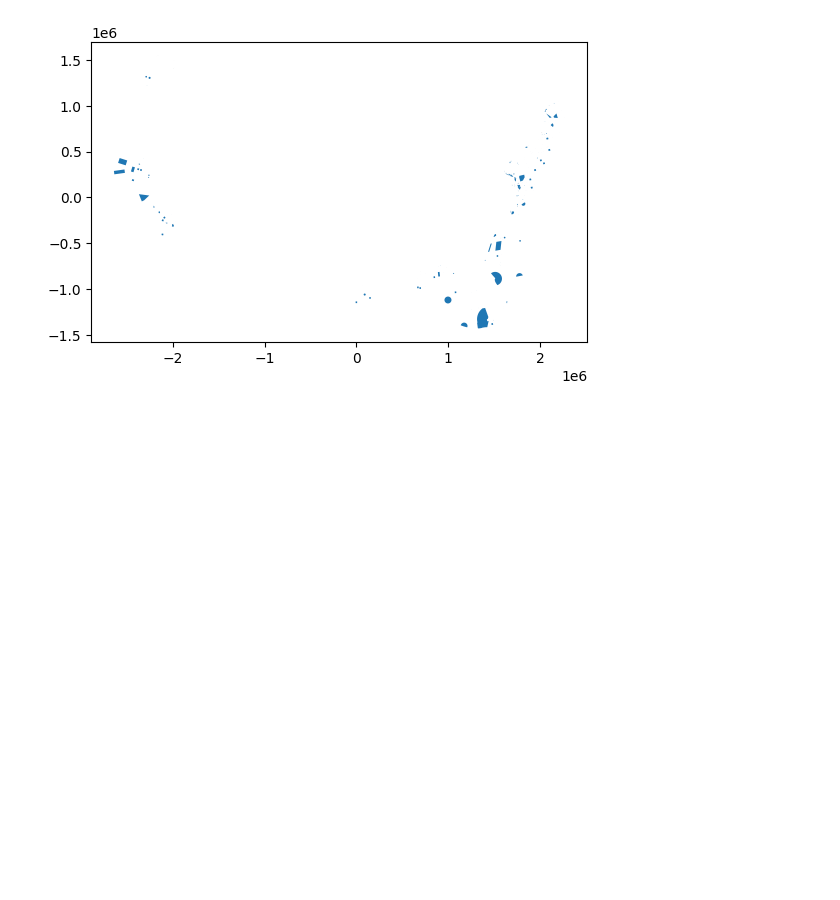
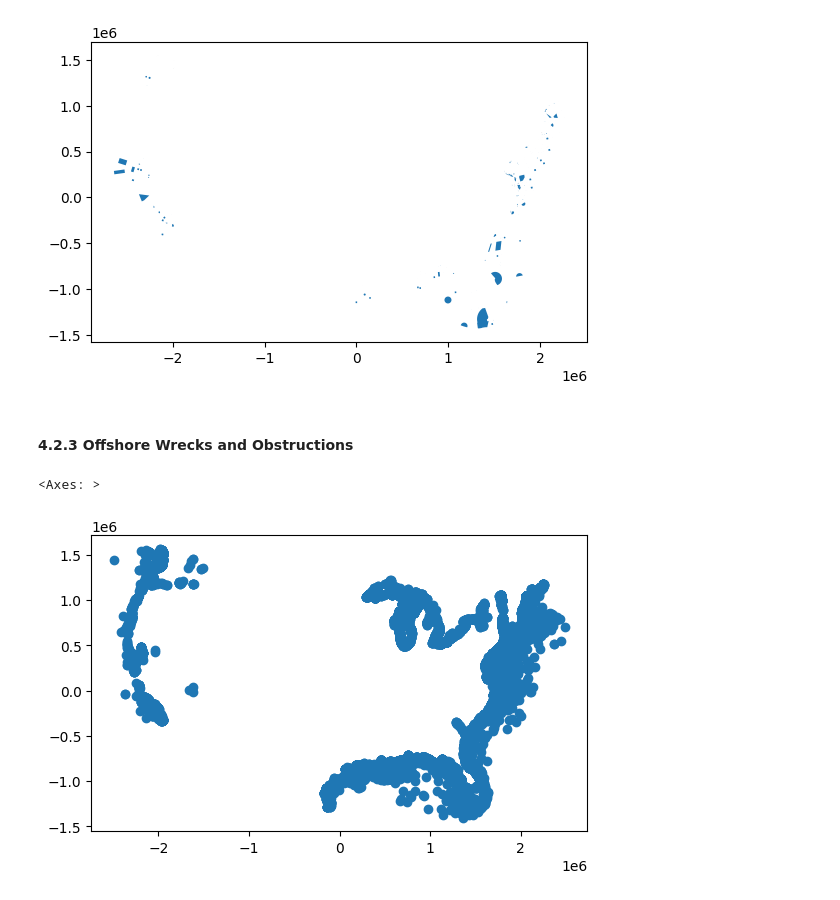
Before and after one commit to IMMM-SFA/gridcerf, a Jupyter notebook: notebooks/build_offshore_exclusions.ipynb, the cells around one changed output. Drawn from its saved outputs; the diff is of its cells as text; code cells hidden in the pictures; blank space fills up the shorter version.

```diff
--- a/notebooks/build_offshore_exclusions.ipynb
+++ b/notebooks/build_offshore_exclusions.ipynb
@@ -390,0 +389,16 @@ def process_shp_file(source_file=source_file):
+# %% [markdown]
+#### 4.2.3 Offshore Wrecks and Obstructions
+# %%
+# read in shapefile  and project to our GRIDCERF projection
+wrecks_gdf = gpd.read_file(offshore_wrecks_shpfile).to_crs(crs)
+
+# only keep areas within our GRIDCERF boundary
+wrecks_gdf = gpd.clip(wrecks_gdf, bdf)
+
+# add field to use for rasterization
+wrecks_gdf["value"] = 1
+
+wrecks_gdf.plot()
+# %% [output]
+<Axes: >
+[figure, added]
```
Also changed, not shown: parts of 27 cells of this notebook.
